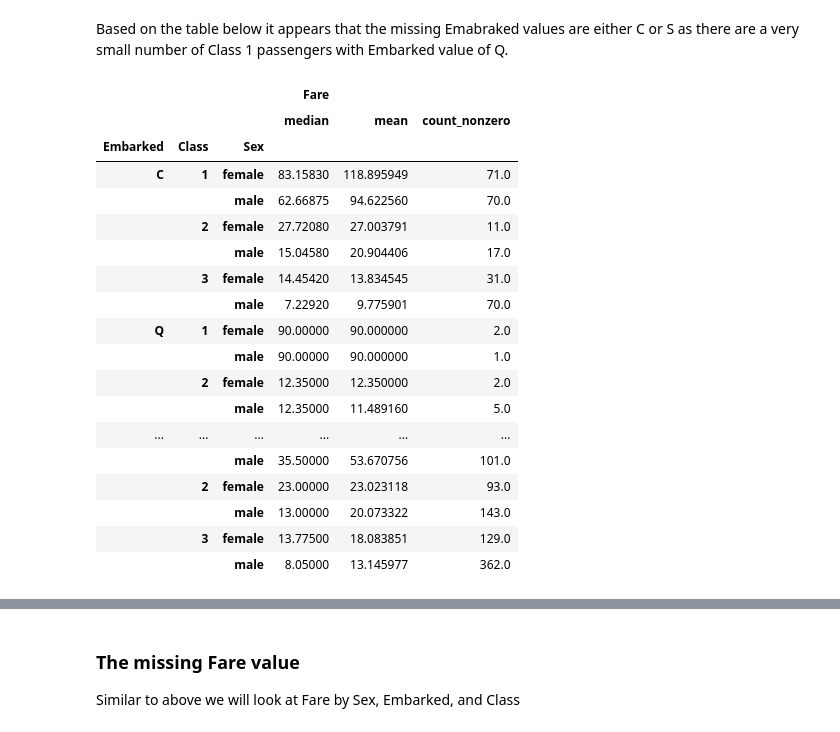
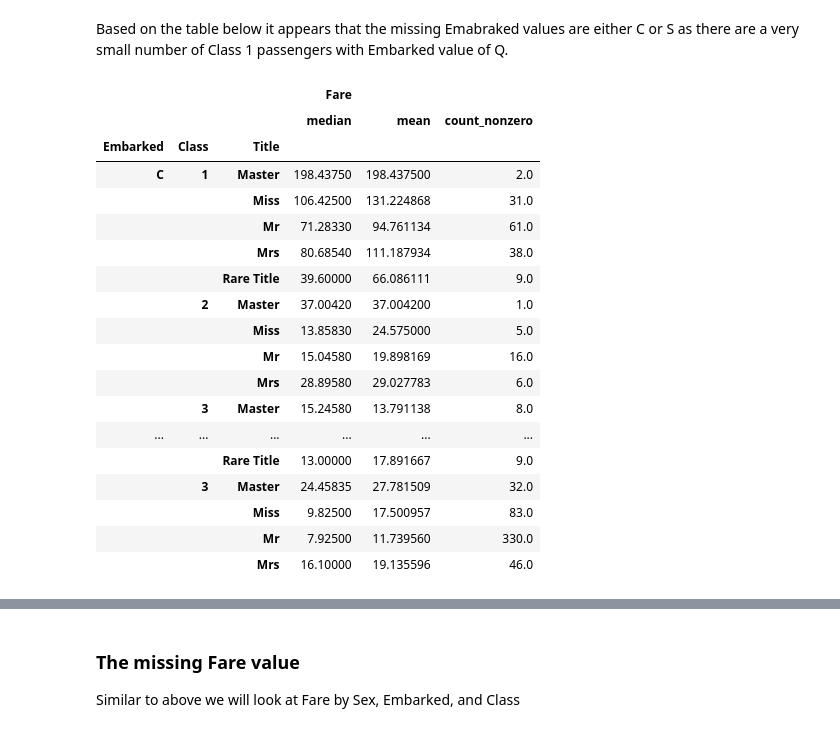
Before and after one commit to brandoncgay/Kaggle_Titanic, a Jupyter notebook: TitanicSurvival.ipynb, the cells around one changed output, grey strips where cells are left out. Drawn from its saved outputs; the diff is of its cells as text; code cells hidden in the pictures.

```diff
--- a/TitanicSurvival.ipynb
+++ b/TitanicSurvival.ipynb
@@ -112,28 +141,28 @@ combined[combined.Embarked.isnull()]
 # %% [markdown]
 Based on the table below it appears that the missing Emabraked values are either C or S as there are a very small number of Class 1 passengers with Embarked value of Q.
 # %%
-combined.groupby(['Embarked', 'Class', 'Sex']).agg({'Fare':[np.median, np.mean,
+combined.groupby(['Embarked', 'Class', 'Title']).agg({'Fare':[np.median, np.mean,
                                                             np.count_nonzero]})
 # %% [output]
 |  |  |  | Fare |  |  |
 |  |  |  | median | mean | count_nonzero |
-| Embarked | Class | Sex |  |  |  |
-| C | 1 | female | 83.15830 | 118.895949 | 71.0 |
-|  |  | male | 62.66875 | 94.622560 | 70.0 |
-|  | 2 | female | 27.72080 | 27.003791 | 11.0 |
-|  |  | male | 15.04580 | 20.904406 | 17.0 |
-|  | 3 | female | 14.45420 | 13.834545 | 31.0 |
-|  |  | male | 7.22920 | 9.775901 | 70.0 |
-| Q | 1 | female | 90.00000 | 90.000000 | 2.0 |
-|  |  | male | 90.00000 | 90.000000 | 1.0 |
-|  | 2 | female | 12.35000 | 12.350000 | 2.0 |
-|  |  | male | 12.35000 | 11.489160 | 5.0 |
+| Embarked | Class | Title |  |  |  |
+| C | 1 | Master | 198.43750 | 198.437500 | 2.0 |
+|  |  | Miss | 106.42500 | 131.224868 | 31.0 |
+|  |  | Mr | 71.28330 | 94.761134 | 61.0 |
+|  |  | Mrs | 80.68540 | 111.187934 | 38.0 |
+|  |  | Rare Title | 39.60000 | 66.086111 | 9.0 |
+|  | 2 | Master | 37.00420 | 37.004200 | 1.0 |
+|  |  | Miss | 13.85830 | 24.575000 | 5.0 |
+|  |  | Mr | 15.04580 | 19.898169 | 16.0 |
+|  |  | Mrs | 28.89580 | 29.027783 | 6.0 |
+|  | 3 | Master | 15.24580 | 13.791138 | 8.0 |
 | ... | ... | ... | ... | ... | ... |
-|  |  | male | 35.50000 | 53.670756 | 101.0 |
-|  | 2 | female | 23.00000 | 23.023118 | 93.0 |
-|  |  | male | 13.00000 | 20.073322 | 143.0 |
-|  | 3 | female | 13.77500 | 18.083851 | 129.0 |
-|  |  | male | 8.05000 | 13.145977 | 362.0 |
+|  |  | Rare Title | 13.00000 | 17.891667 | 9.0 |
+|  | 3 | Master | 24.45835 | 27.781509 | 32.0 |
+|  |  | Miss | 9.82500 | 17.500957 | 83.0 |
+|  |  | Mr | 7.92500 | 11.739560 | 330.0 |
+|  |  | Mrs | 16.10000 | 19.135596 | 46.0 |
 # %% [markdown]
 In the table above Embarked C and Embarked S have very similar n, Fare median, and Fare mean for female, Class 1 passengers so there is no good reason to pick one over the other.
 
```
Also changed, not shown: parts of 28 cells of this notebook, 1 other file.
